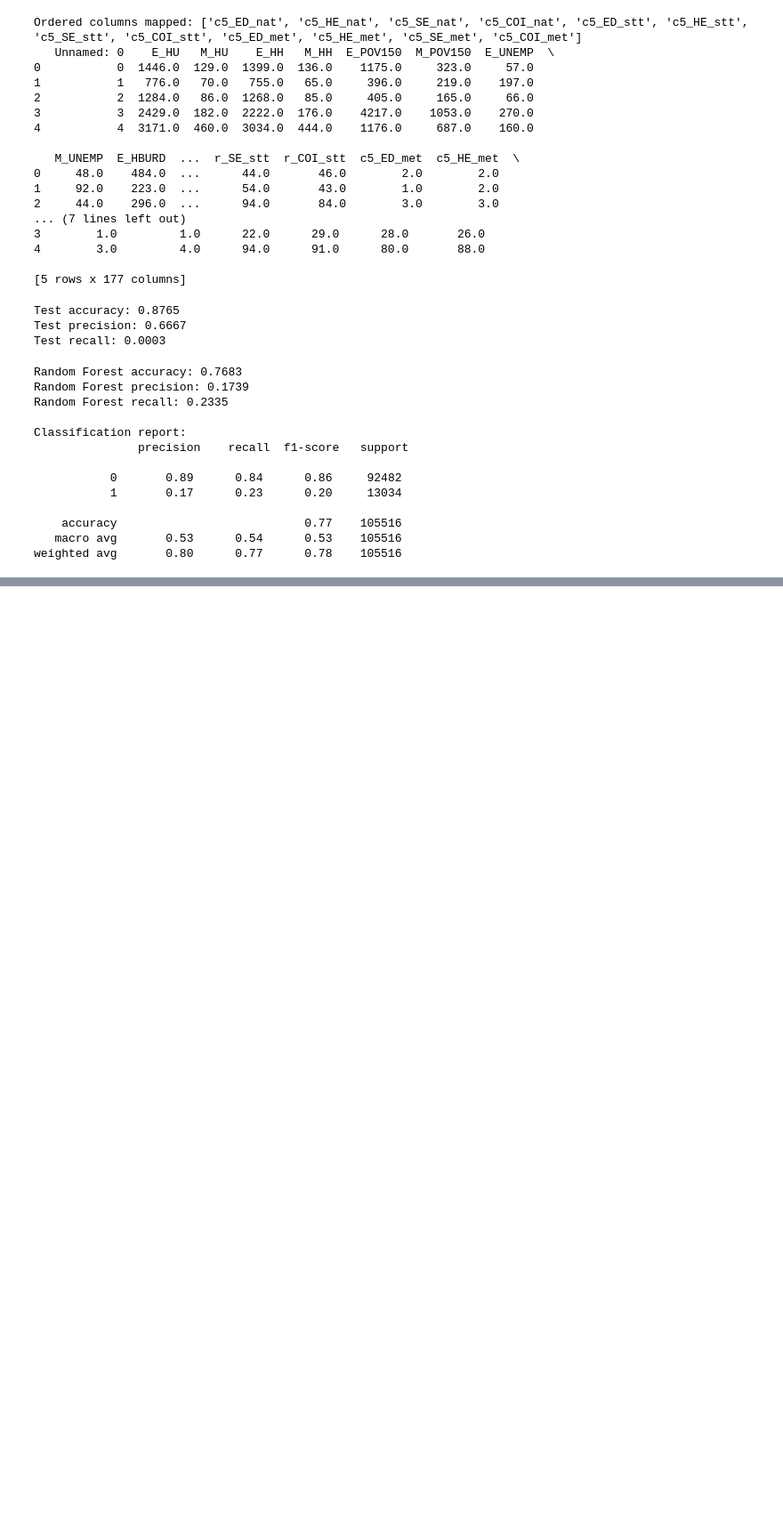
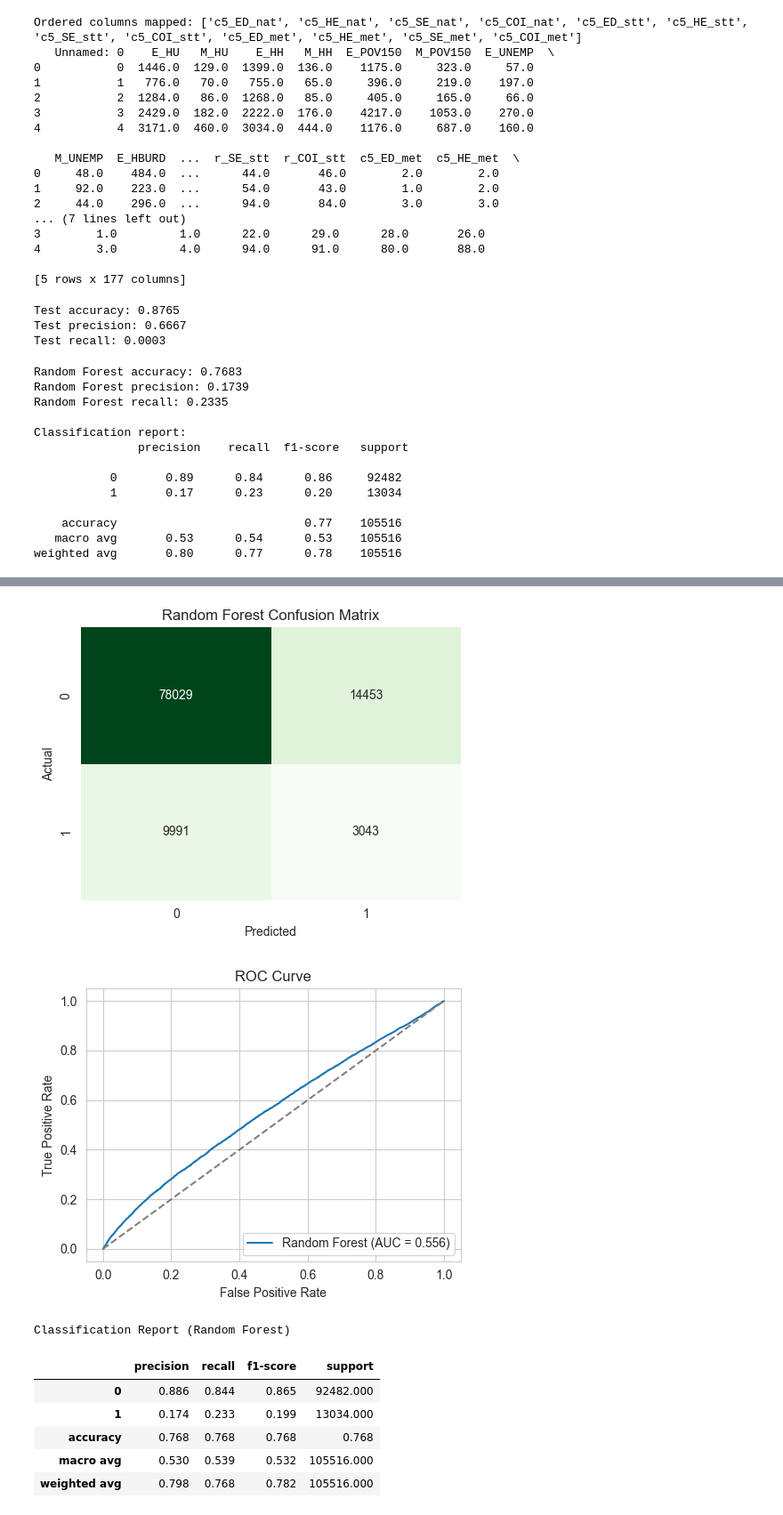
Before and after one commit to anonymous-himalayas/170A-CHOC, a Jupyter notebook: Himal/only_indexes.ipynb, the cells around one changed output, grey strips where cells are left out. Shown at 89% size. Drawn from its saved outputs; the diff is of its cells as text; code cells hidden in the pictures; blank space fills up the shorter version.

```diff
--- a/Himal/only_indexes.ipynb
+++ b/Himal/only_indexes.ipynb
@@ -157,0 +186,44 @@ weighted avg       0.80      0.77      0.78    105516
+# %%
+from sklearn.metrics import confusion_matrix, roc_curve, auc, classification_report
+
+# confusion matrix
+cm = confusion_matrix(y_test_rf, rf_preds)
+
+plt.figure(figsize=(5, 4))
+sns.heatmap(cm, annot=True, fmt="d", cmap="Greens", cbar=False)
+plt.title("Random Forest Confusion Matrix")
+plt.xlabel("Predicted")
+plt.ylabel("Actual")
+plt.tight_layout()
+plt.show()
+
+# ROC curve
+rf_probs = rf_model.predict_proba(X_test_rf)[:, 1]
+fpr, tpr, _ = roc_curve(y_test_rf, rf_probs)
+roc_auc = auc(fpr, tpr)
+
+plt.figure(figsize=(5, 4))
+plt.plot(fpr, tpr, label=f"Random Forest (AUC = {roc_auc:.3f})")
+plt.plot([0, 1], [0, 1], linestyle="--", color="gray")
+plt.title("ROC Curve")
+plt.xlabel("False Positive Rate")
+plt.ylabel("True Positive Rate")
+plt.legend(loc="lower right")
+plt.tight_layout()
+plt.show()
+
+# Classification report
+report_dict = classification_report(y_test_rf, rf_preds, zero_division=0, output_dict=True)
+report_df = pd.DataFrame(report_dict).transpose().round(3)
+print("Classification Report (Random Forest)")
+display(report_df)
+# %% [output]
+[figure, added]
+[figure, added]
+Classification Report (Random Forest)
+|  | precision | recall | f1-score | support |
+| 0 | 0.886 | 0.844 | 0.865 | 92482.000 |
+| 1 | 0.174 | 0.233 | 0.199 | 13034.000 |
+| accuracy | 0.768 | 0.768 | 0.768 | 0.768 |
+| macro avg | 0.530 | 0.539 | 0.532 | 105516.000 |
+| weighted avg | 0.798 | 0.768 | 0.782 | 105516.000 |
```
Also changed, not shown: parts of 1 cell of this notebook.
